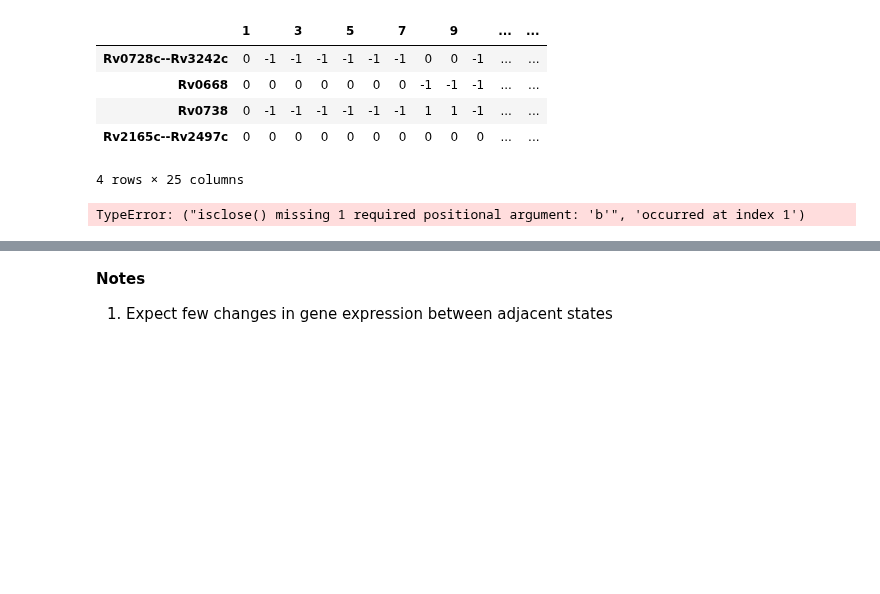
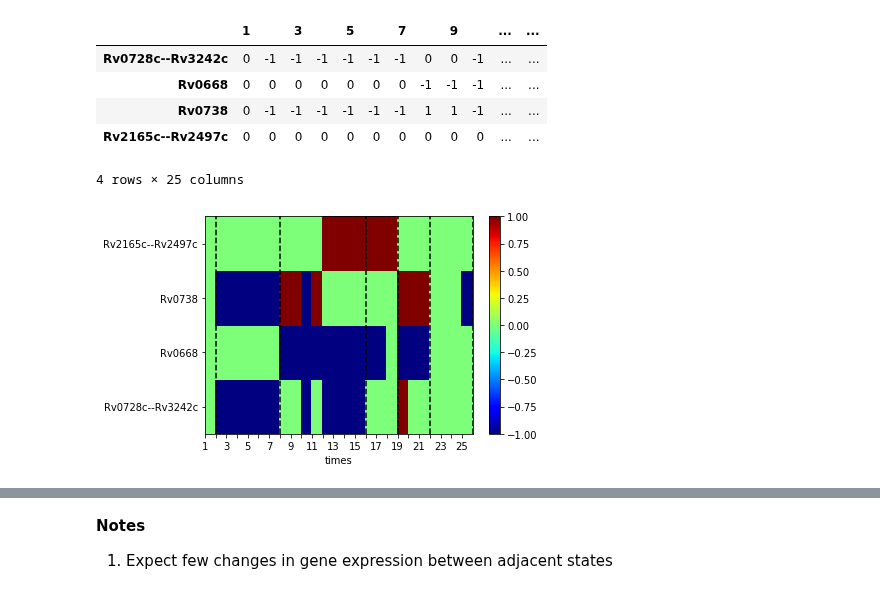
Before and after one commit to uwescience/old_xstate, a Jupyter notebook: notebooks/State Assignment Using Decision Trees.ipynb, the cells around one changed output, grey strips where cells are left out. Drawn from its saved outputs; the diff is of its cells as text; code cells hidden in the pictures; blank space fills up the shorter version.

Commit message:
Fix bug with plotting state transitions

```diff
--- a/notebooks/State Assignment Using Decision Trees.ipynb
+++ b/notebooks/State Assignment Using Decision Trees.ipynb
@@ -217,7 +238,9 @@ df_plot.head()
 4 rows × 25 columns
 # %%
 
-df_plot = df_plot.applymap(lambda v: np.nan if np.isclose(v, 0) else v)
-_ = util_plots.plotCategoricalHeatmap(df_plot, xoffset=0)
+#df_plot = df_plot.applymap(lambda v: np.nan if np.isclose(v, 0) else v)
+ax = uplots.plotStateTransitions(is_plot=False, ex_timepoints=["T0"], color="black")
+ax.set_ylim((0,4))
+_ = util_plots.plotCategoricalHeatmap(df_plot, ax = ax, ymax=len(df_plot), xoffset=0)
 # %% [output]
-TypeError: ("isclose() missing 1 required positional argument: 'b'", 'occurred at index 1')
+[figure, added]
```
Also changed, not shown: parts of 7 cells of this notebook, 2 other files.
